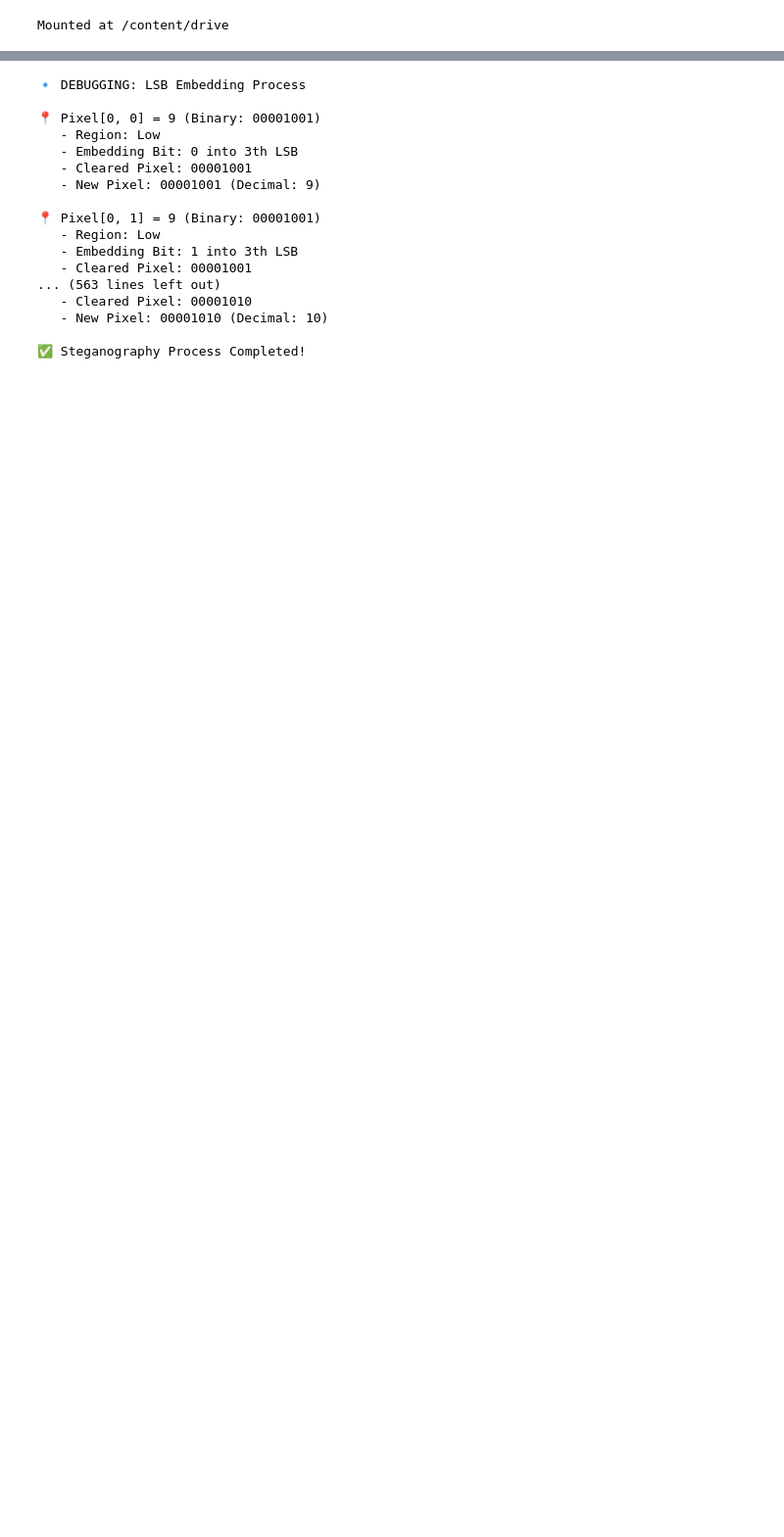
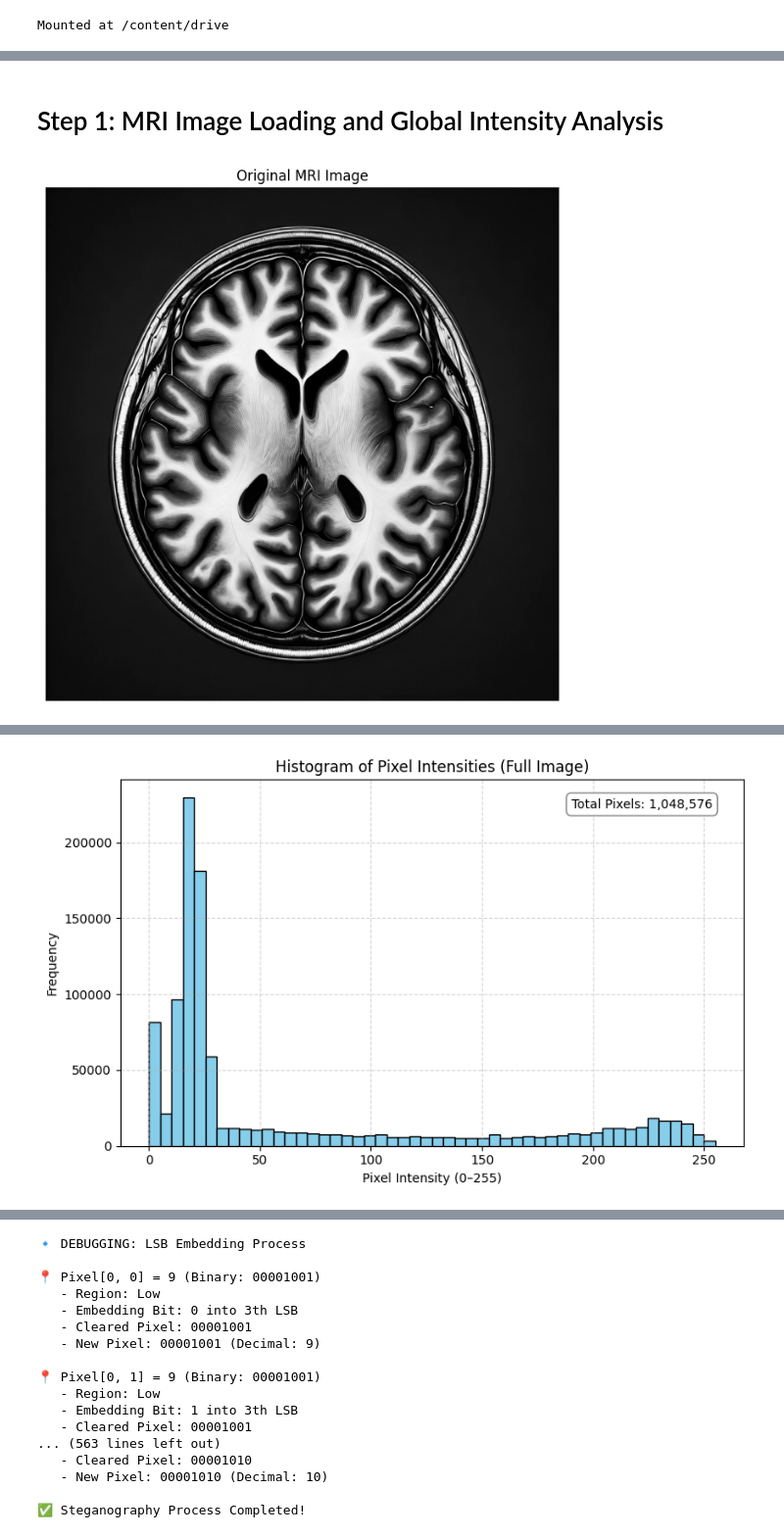
Before and after one commit to AmirRezaBehzad/IRD-Based-Medical-Image-Steganography, a Jupyter notebook: IRDBasedSteganography.ipynb, the cells around one changed output, grey strips where cells are left out. Shown at 98% size. Saved outputs shown, nothing was run; the diff lists cells and outputs as text; code cells hidden in the pictures; blank space fills up the shorter version.

```diff
--- a/IRDBasedSteganography.ipynb
+++ b/IRDBasedSteganography.ipynb
@@ -81,0 +9,72 @@ Mounted at /content/drive
+# %% [markdown]
+# Step 1: MRI Image Loading and Global Intensity Analysis
+# %%
+import cv2
+import numpy as np
+import matplotlib.pyplot as plt
+from skimage.metrics import structural_similarity as ssim
+from PIL import Image
+
+# Load the MRI image
+image_path = "/content/drive/MyDrive/Brain MRI Images/Brain_Image_3.webp"
+original_img = cv2.imread(image_path, cv2.IMREAD_GRAYSCALE)  # Read in grayscale
+
+# Check if the image is loaded
+if original_img is None:
+    print("Error: Image not found. Please check the file path!")
+else:
+    # Display the image
+    plt.figure(figsize=(8, 8))
+    plt.imshow(original_img, cmap='gray')
+    plt.title("Original MRI Image")
+    plt.axis('off')
+    plt.show()
+
+    # Get image dimensions
+    height, width = original_img.shape
+    # print(f"✅ Image Loaded Successfully! Dimensions: {height}x{width}")
+    print(f"Image Loaded Successfully!")
+    print(f" → Dimensions: Height = {height} px, Width = {width} px")
+
+    # Min/Max intensity and positions
+    min_intensity = np.min(original_img)
+    max_intensity = np.max(original_img)
+    min_position = np.unravel_index(np.argmin(original_img), original_img.shape)
+    max_position = np.unravel_index(np.argmax(original_img), original_img.shape)
+
+    print(f"\nMinimum Intensity Value in the Entire Image: {min_intensity}")
+    print(f" → First occurrence found at (row={min_position[0]}, col={min_position[1]})")
+    print(f" (Note: This is the first occurrence scanned; there may be others)\n")
+
+    print(f"Maximum Intensity Value in the Entire Image: {max_intensity}")
+    print(f" → First occurrence found at (row={max_position[0]}, col={max_position[1]})")
+    print(f" (Note: This is the first occurrence scanned; there may be others)\n")
+
+    # Mean and Standard Deviation
+    mean_intensity = np.mean(original_img)
+    std_intensity = np.std(original_img)
+    print(f"Mean Intensity of Entire Image: {mean_intensity:.2f}")
+    print(f"Standard Deviation of Intensities (Full Image): {std_intensity:.2f}\n")
+
+    # Histogram
+    plt.figure(figsize=(8, 5))
+    plt.hist(original_img.ravel(), bins=50, color='skyblue', edgecolor='black')
+
+    total_pixels = original_img.size
+    plt.title("Histogram of Pixel Intensities (Full Image)")
+    plt.xlabel("Pixel Intensity (0–255)")
+    plt.ylabel("Frequency")
+
+    # Add total pixel count as a text box in the plot
+    plt.text(0.95, 0.95, f"Total Pixels: {total_pixels:,}",
+            verticalalignment='top',
+            horizontalalignment='right',
+            transform=plt.gca().transAxes,
+            fontsize=10,
+            bbox=dict(facecolor='white', edgecolor='gray', boxstyle='round,pad=0.4'))
+
+    plt.grid(True, linestyle='--', alpha=0.5)
+    plt.tight_layout()
+    plt.show()
+# %% [output]
+[figure, added]
@@ -81,0 +94 @@ Mounted at /content/drive
+[figure, added]
```
Also changed, not shown: parts of 6 cells of this notebook.
